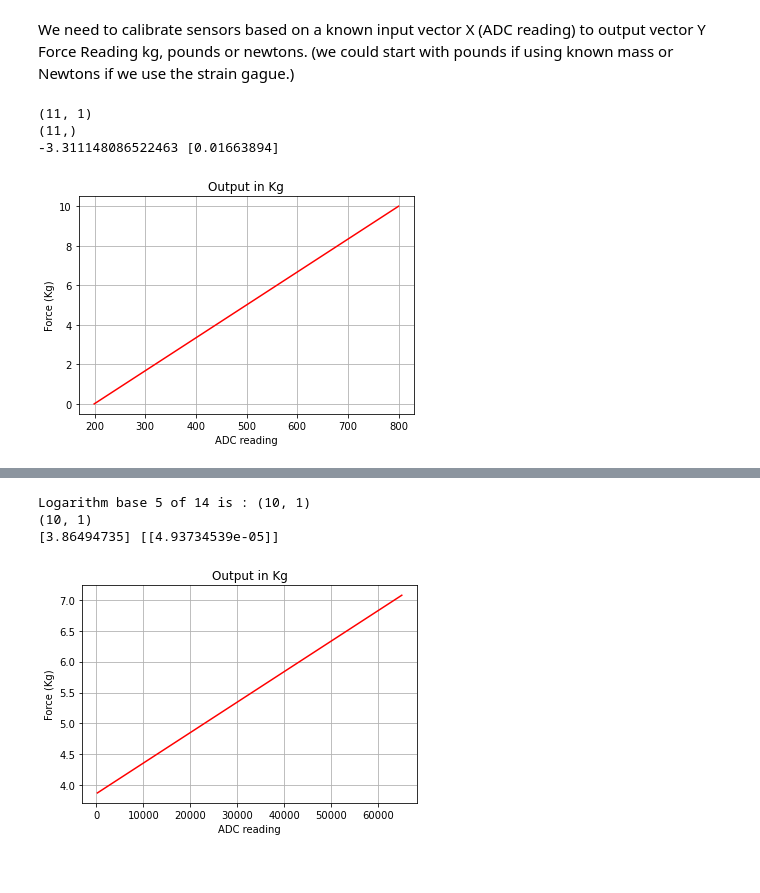
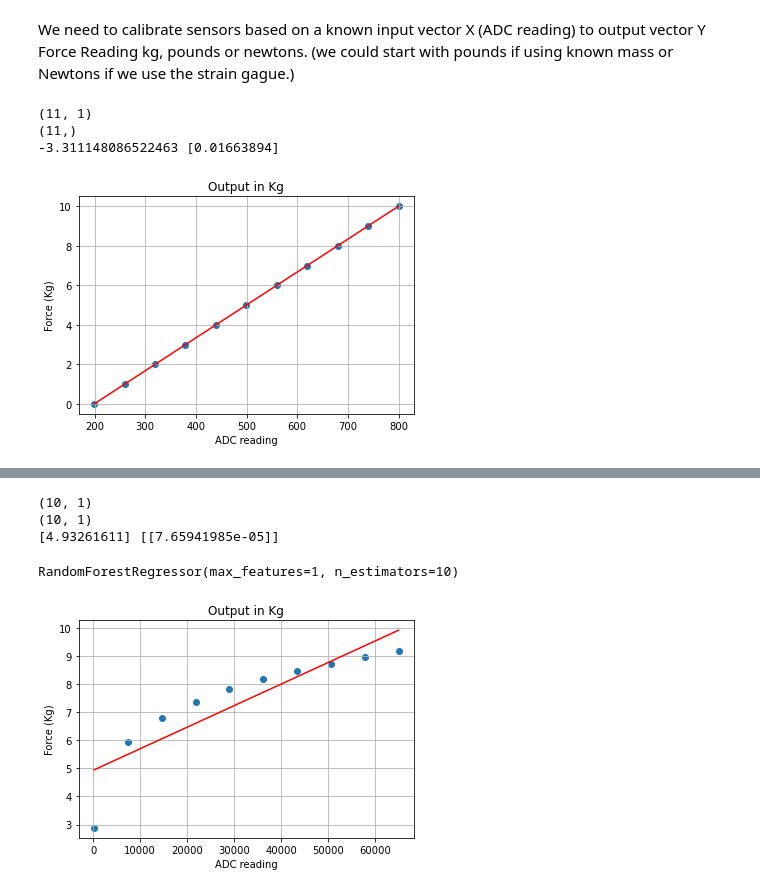
Before and after one commit to JinxDM/Capstone-Project, a Jupyter notebook: ADC conversion and calibration.ipynb, the cells around one changed output, grey strips where cells are left out. Drawn from its saved outputs; the diff is of its cells as text; code cells hidden in the pictures.

Commit message:
Added a random forest regressor from sklearn

```diff
--- a/ADC conversion and calibration.ipynb
+++ b/ADC conversion and calibration.ipynb
@@ -27,6 +27,7 @@ print(X.shape)
 print(Y.shape)
 model = lr()
 model.fit(X,Y)
+plt.scatter(X,Y)
 plt.plot(X,model.predict(X) ,'r')
 plt.title("Output in Kg") #our model will not be linear
 plt.grid()
@@ -37,35 +38,41 @@ print (model.intercept_, model.coef_)
 (11, 1)
 (11,)
 -3.311148086522463 [0.01663894]
-[figure, old version]
+[figure, new version]
 # %% [markdown]
 ![image-2.png](attachment:image-2.png)
 # %%
 import numpy as np
 import matplotlib.pyplot as plt
 from sklearn.linear_model import LinearRegression as lr
+from sklearn.ensemble import RandomForestRegressor as nlr
 import math
 X = np.linspace(199.1,65000.2,10).reshape(-1,1)
 Y = np.array([1.1,2.0,3.0,4.0,5.0,6.0,7.0,8.0,9.0,10.0]).reshape(-1,1)
 Y = 1.2**np.log(X) #X^0.18....
 # Printing the log base 5 of 14
-print ("Logarithm base 5 of 14 is : ", end="")
-Y = (X-6)**0.2-5
-Y = X**0.17
+Y = (X)**0.2
+#Y = X**0.3-6
 #Y = np.log(X)/np.log(2.7)
 print(X.shape)
 print(Y.shape)
 model = lr()
 model.fit(X,Y)
+plt.scatter(X,Y)
 plt.plot(X,model.predict(X) ,'r')
 plt.title("Output in Kg") #our model will not be linear
 plt.grid()
 plt.ylabel("Force (Kg)")
 plt.xlabel("ADC reading")
 print (model.intercept_, model.coef_)
 #
+
+model2 = nlr(n_estimators=10, max_features=1)
+model2.fit(X,Y)
+plot()
 # %% [output]
-Logarithm base 5 of 14 is : (10, 1)
 (10, 1)
-[3.86494735] [[4.93734539e-05]]
+(10, 1)
+[4.93261611] [[7.65941985e-05]]
+RandomForestRegressor(max_features=1, n_estimators=10)
-[figure, old version]
+[figure, new version]
```
